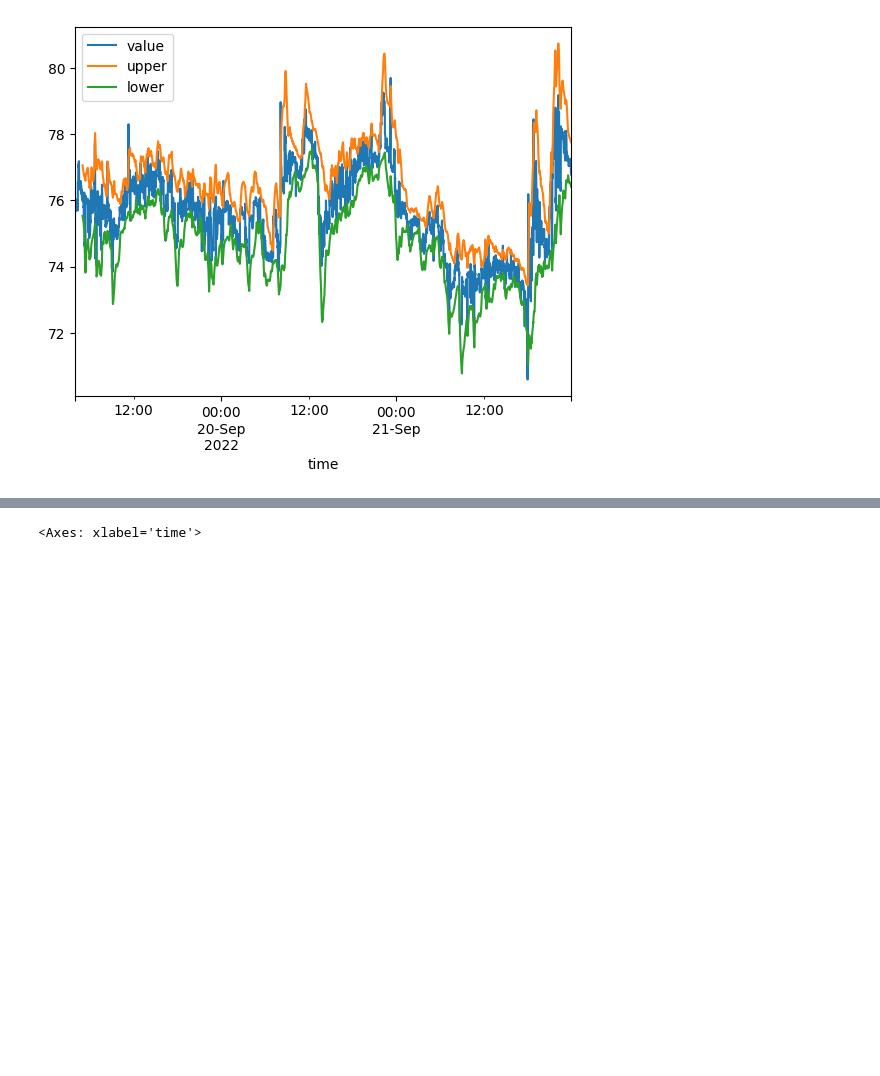
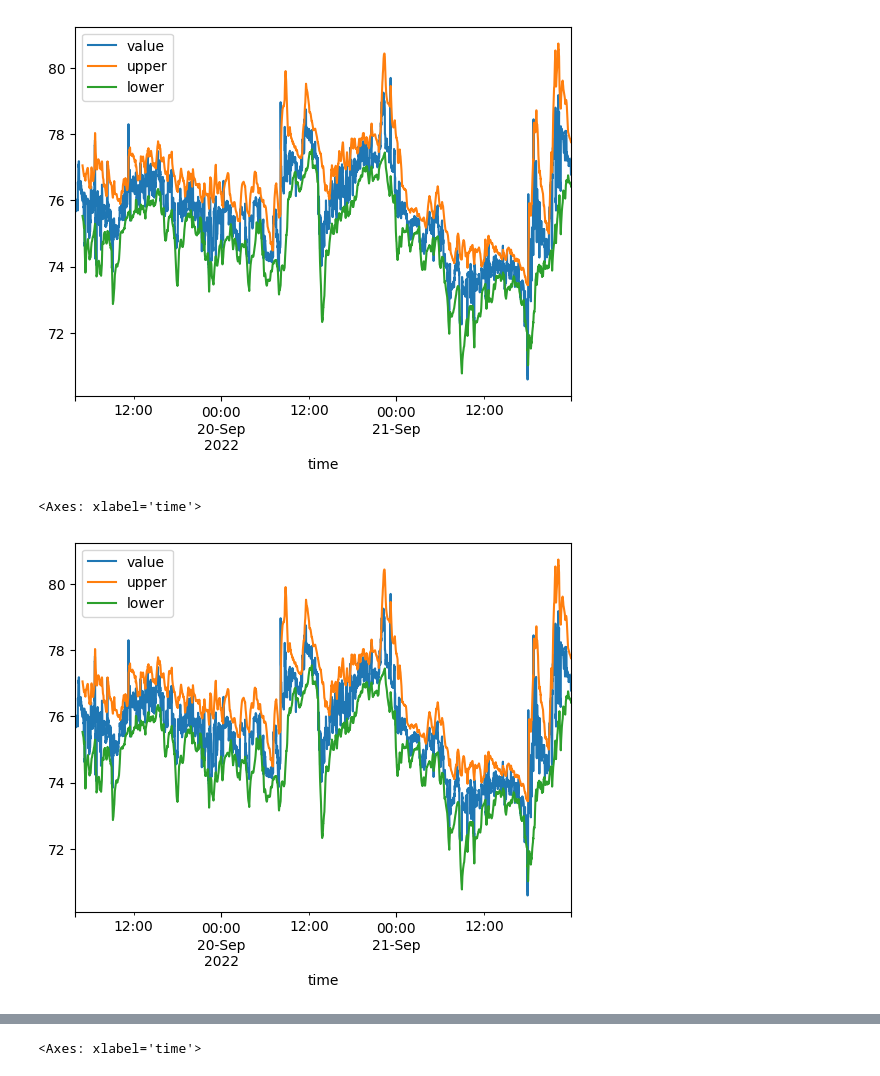
Before and after one commit to sculd/mean_reversal, a Jupyter notebook: sandbox_bollinger.ipynb, the cells around one changed output, grey strips where cells are left out. Saved outputs shown, nothing was run; the diff lists cells and outputs as text; code cells hidden in the pictures; blank space fills up the shorter version.

Commit message:
compare adjust vs non adjust

```diff
--- a/sandbox_bollinger.ipynb
+++ b/sandbox_bollinger.ipynb
@@ -143,3 +143,13 @@ df_band.plot()
 # %% [output]
 <Axes: xlabel='time'>
 [figure]
+# %%
+window = 60
+stds = 2
+df_band = values.copy()
+df_band['upper'] = (values.ewm(alpha=0.1, adjust=False).mean() + stds * values.rolling(window).std()) # * values.rolling(window).apply(adjustment_factor))
+df_band['lower'] = (values.ewm(alpha=0.1, adjust=False).mean() - stds * values.rolling(window).std()) # / values.rolling(window).apply(adjustment_factor))
+df_band.plot()
+# %% [output]
+<Axes: xlabel='time'>
+[figure, added]
```
Also changed, not shown: parts of 3 cells of this notebook.
